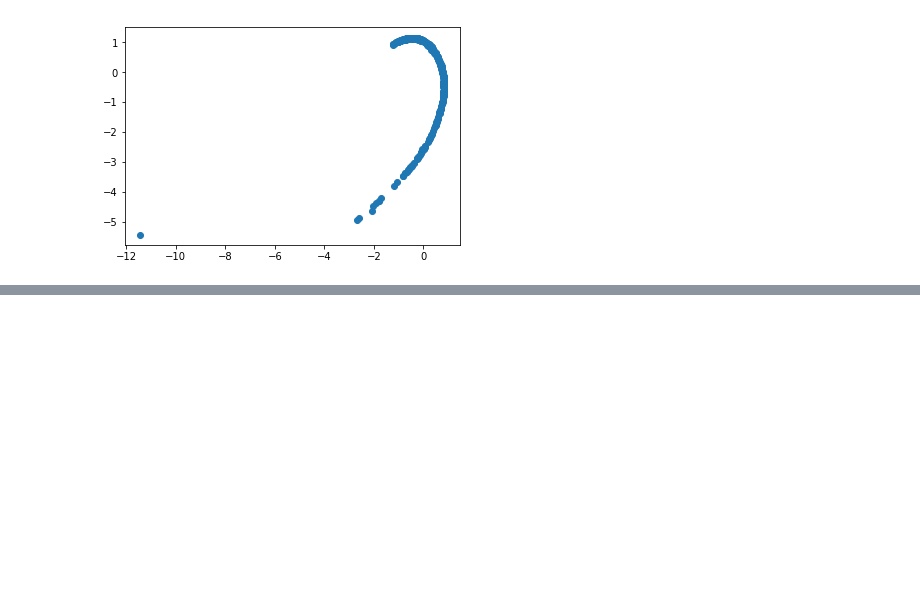
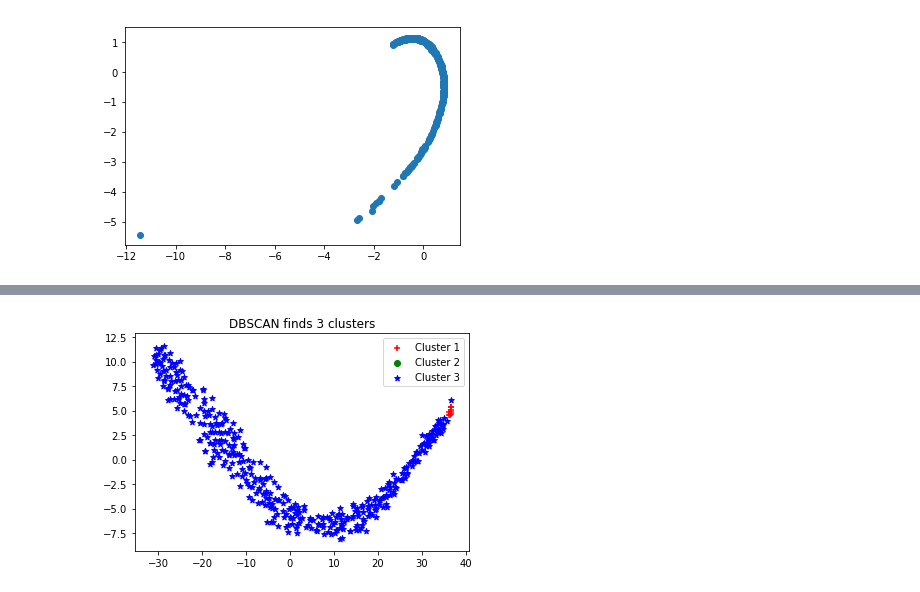
Before and after one commit to Schmidt8181/Allreciepes_NLP, a Jupyter notebook: All_Recipes_NLP.ipynb, the cells around one changed output, grey strips where cells are left out. Cells and saved outputs as stored; diff of their text form; code cells hidden in the pictures; blank space fills up the shorter version.

```diff
--- a/All_Recipes_NLP.ipynb
+++ b/All_Recipes_NLP.ipynb
@@ -305,0 +341,4 @@ plt.scatter(mds_data[:, 0], mds_data[:, 1])
+# %%
+# lets see dbscan clusters for tsne
+tsne_x = dbscan.fit(tsne_data)
+tsne_x.labels_
@@ -305,0 +363,13 @@ plt.scatter(mds_data[:, 0], mds_data[:, 1])
+# %%
+for i in range(0, tsne_data.shape[0]):
+    if tsne_x.labels_[i] == 0:
+        c1 = plt.scatter(tsne_data[i,0], tsne_data[i,1], c='r', marker='+')
+    elif tsne_x.labels_[i] == 1:
+        c2 = plt.scatter(tsne_data[i,0], tsne_data[i,1], c='g', marker='o')
+    elif tsne_x.labels_[i] == -1:
+        c3 = plt.scatter(tsne_data[i,0], tsne_data[i,1], c='b', marker='*')
+plt.legend([c1, c2, c3], ['Cluster 1', 'Cluster 2', 'Cluster 3'])
+plt.title('DBSCAN finds 3 clusters')
+plt.show()
+# %% [output]
+[figure, added]
```
Also changed, not shown: parts of 7 cells of this notebook.
